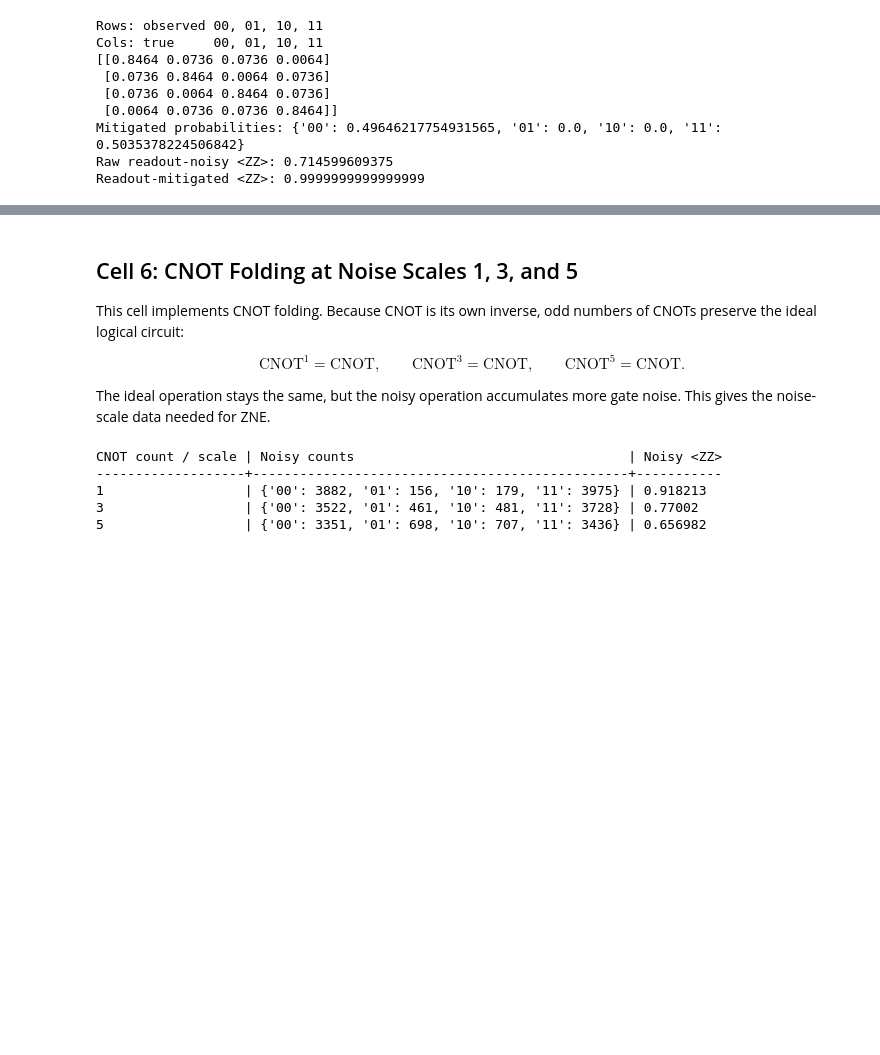
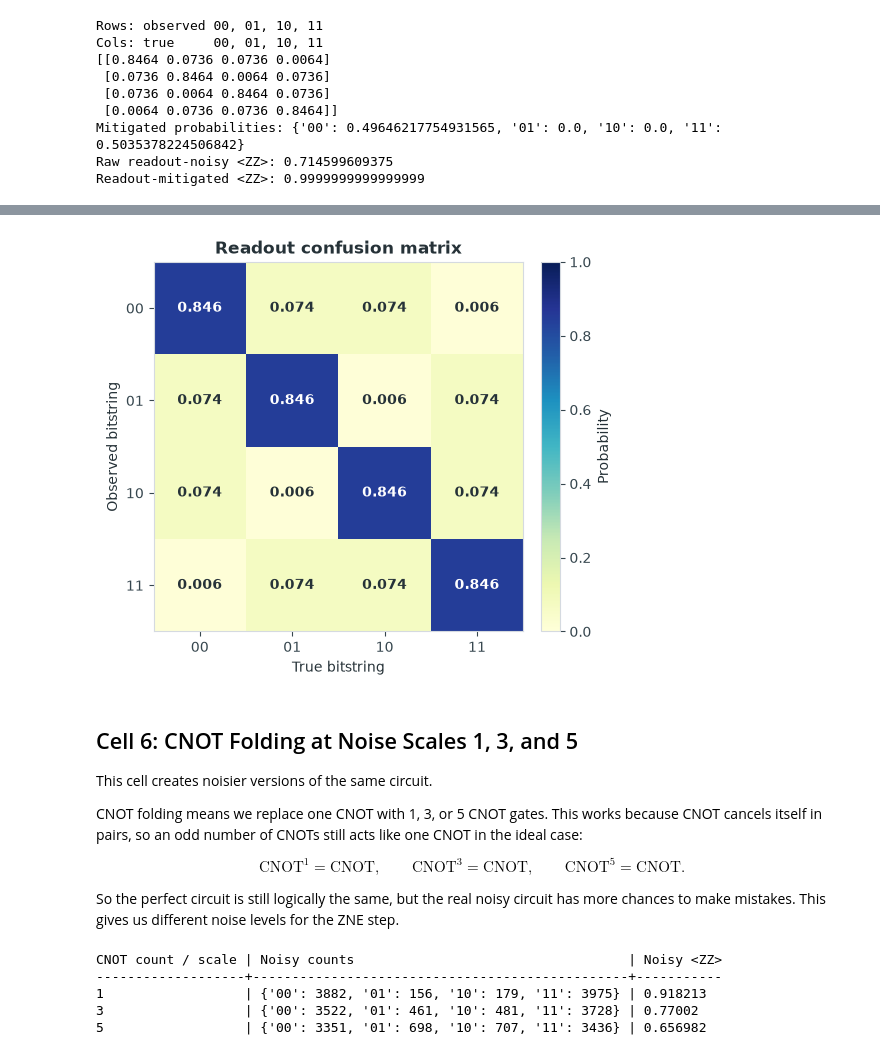
Before and after one commit to TSS99/Error_Mitegation, a Jupyter notebook: pyquil_error_mitigation_july_1_to_5.executed.ipynb, the cells around one changed output, grey strips where cells are left out. Cells and saved outputs as stored; diff of their text form; code cells hidden in the pictures; blank space fills up the shorter version.

```diff
--- a/pyquil_error_mitigation_july_1_to_5.executed.ipynb
+++ b/pyquil_error_mitigation_july_1_to_5.executed.ipynb
@@ -201,11 +299,34 @@ Readout-mitigated <ZZ>: 0.9999999999999999
+# %%
+fig, ax = plt.subplots(figsize=(5.8, 4.8))
+image = ax.imshow(readout_matrix, cmap="YlGnBu", vmin=0, vmax=1)
+ax.set_xticks(np.arange(len(BITSTRINGS)))
+ax.set_yticks(np.arange(len(BITSTRINGS)))
+ax.set_xticklabels(BITSTRINGS)
+ax.set_yticklabels(BITSTRINGS)
+ax.set_xlabel("True bitstring")
+ax.set_ylabel("Observed bitstring")
+ax.set_title("Readout confusion matrix", weight="bold")
+
+for row in range(len(BITSTRINGS)):
+    for col in range(len(BITSTRINGS)):
+        value = readout_matrix[row, col]
+        text_color = "white" if value > 0.5 else "#263238"
+        ax.text(col, row, f"{value:.3f}", ha="center", va="center", color=text_color, weight="bold")
+
+fig.colorbar(image, ax=ax, fraction=0.046, pad=0.04, label="Probability")
+plt.show()
+# %% [output]
+[figure, added]
 # %% [markdown]
 ## Cell 6: CNOT Folding at Noise Scales 1, 3, and 5
 
-This cell implements CNOT folding. Because CNOT is its own inverse, odd numbers of CNOTs preserve the ideal logical circuit:
+This cell creates noisier versions of the same circuit.
+
+CNOT folding means we replace one CNOT with 1, 3, or 5 CNOT gates. This works because CNOT cancels itself in pairs, so an odd number of CNOTs still acts like one CNOT in the ideal case:
 
 $$\text{CNOT}^1 = \text{CNOT}, \qquad \text{CNOT}^3 = \text{CNOT}, \qquad \text{CNOT}^5 = \text{CNOT}.$$
 
-The ideal operation stays the same, but the noisy operation accumulates more gate noise. This gives the noise-scale data needed for ZNE.
+So the perfect circuit is still logically the same, but the real noisy circuit has more chances to make mistakes. This gives us different noise levels for the ZNE step.
 # %%
 scale_factors = np.array([1, 3, 5])
 zne_rows = []
```
Also changed, not shown: parts of 19 cells of this notebook, 1 other file.
